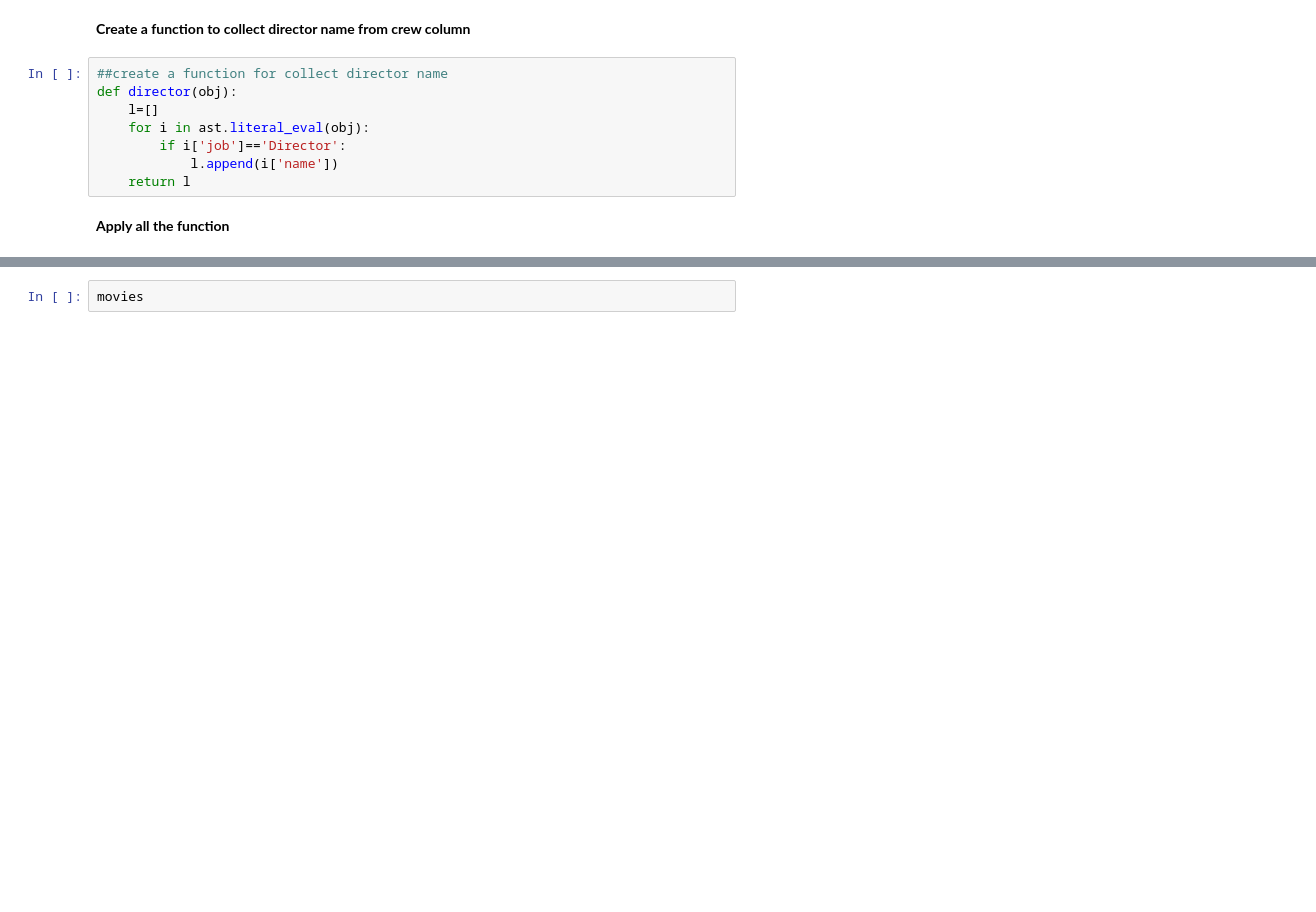
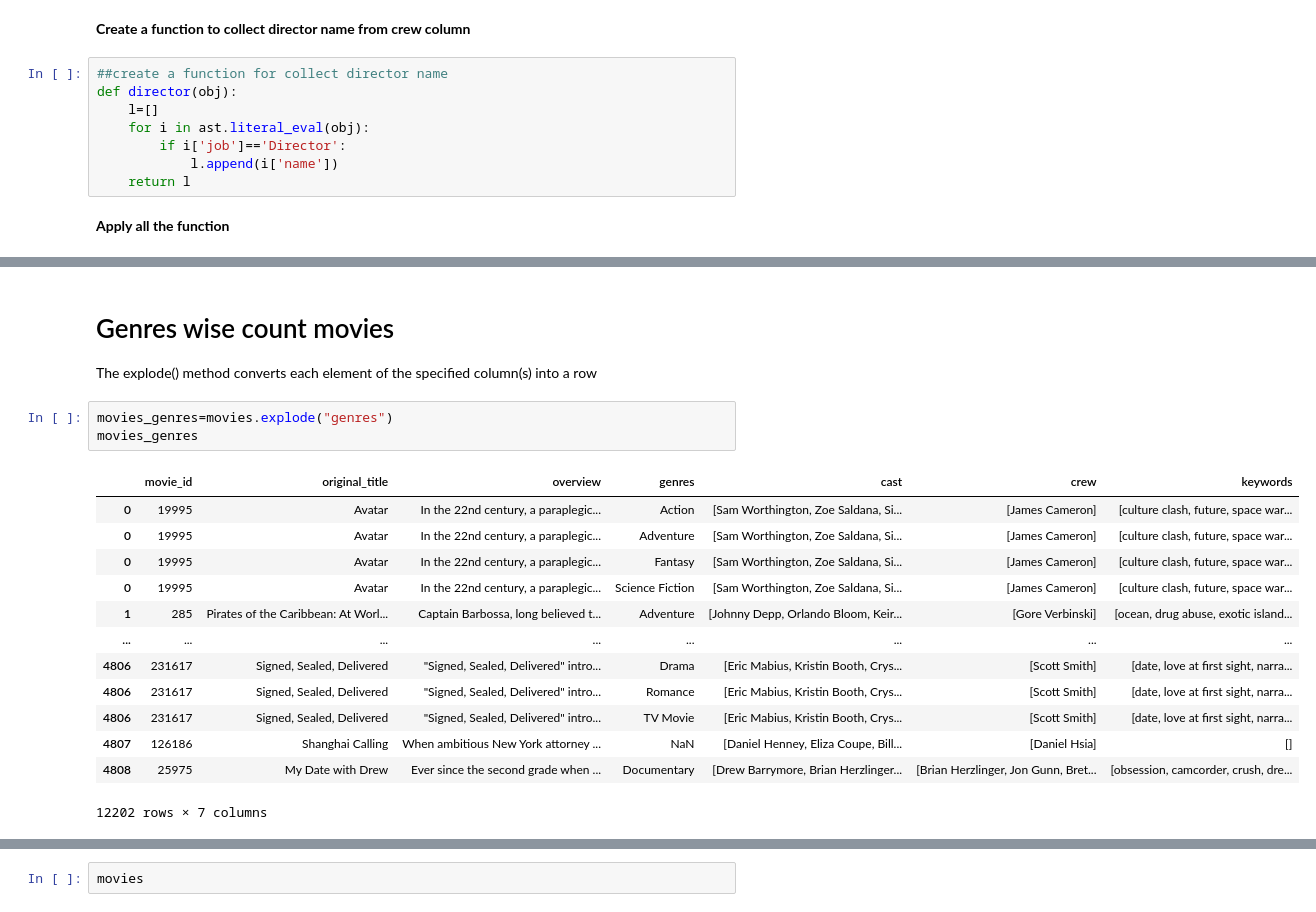
Before and after one commit to AdritPal08/Movie_Recommender_System, a Jupyter notebook: movie_recommender_system.ipynb, the cells around one changed output, grey strips where cells are left out. Cells and saved outputs as stored; diff of their text form; blank space fills up the shorter version.

```diff
--- a/movie_recommender_system.ipynb
+++ b/movie_recommender_system.ipynb
@@ -437,0 +464,21 @@ See the caveats in the documentation: https://pandas.pydata.org/pandas-docs/stab
+# %% [markdown]
+# Genres wise count movies
+
+The explode() method converts each element of the specified column(s) into a row
+# %%
+movies_genres=movies.explode("genres")
+movies_genres
+# %% [output]
+|  | movie_id | original_title | overview | genres | cast | crew | keywords |
+| 0 | 19995 | Avatar | In the 22nd century, a paraplegic... | Action | [Sam Worthington, Zoe Saldana, Si... | [James Cameron] | [culture clash, future, space war... |
+| 0 | 19995 | Avatar | In the 22nd century, a paraplegic... | Adventure | [Sam Worthington, Zoe Saldana, Si... | [James Cameron] | [culture clash, future, space war... |
+| 0 | 19995 | Avatar | In the 22nd century, a paraplegic... | Fantasy | [Sam Worthington, Zoe Saldana, Si... | [James Cameron] | [culture clash, future, space war... |
+| 0 | 19995 | Avatar | In the 22nd century, a paraplegic... | Science Fiction | [Sam Worthington, Zoe Saldana, Si... | [James Cameron] | [culture clash, future, space war... |
+| 1 | 285 | Pirates of the Caribbean: At Worl... | Captain Barbossa, long believed t... | Adventure | [Johnny Depp, Orlando Bloom, Keir... | [Gore Verbinski] | [ocean, drug abuse, exotic island... |
+| ... | ... | ... | ... | ... | ... | ... | ... |
+| 4806 | 231617 | Signed, Sealed, Delivered | "Signed, Sealed, Delivered" intro... | Drama | [Eric Mabius, Kristin Booth, Crys... | [Scott Smith] | [date, love at first sight, narra... |
+| 4806 | 231617 | Signed, Sealed, Delivered | "Signed, Sealed, Delivered" intro... | Romance | [Eric Mabius, Kristin Booth, Crys... | [Scott Smith] | [date, love at first sight, narra... |
+| 4806 | 231617 | Signed, Sealed, Delivered | "Signed, Sealed, Delivered" intro... | TV Movie | [Eric Mabius, Kristin Booth, Crys... | [Scott Smith] | [date, love at first sight, narra... |
+| 4807 | 126186 | Shanghai Calling | When ambitious New York attorney ... | NaN | [Daniel Henney, Eliza Coupe, Bill... | [Daniel Hsia] | [] |
+| 4808 | 25975 | My Date with Drew | Ever since the second grade when ... | Documentary | [Drew Barrymore, Brian Herzlinger... | [Brian Herzlinger, Jon Gunn, Bret... | [obsession, camcorder, crush, dre... |
+12202 rows × 7 columns
```
Also changed, not shown: parts of 21 cells of this notebook.
